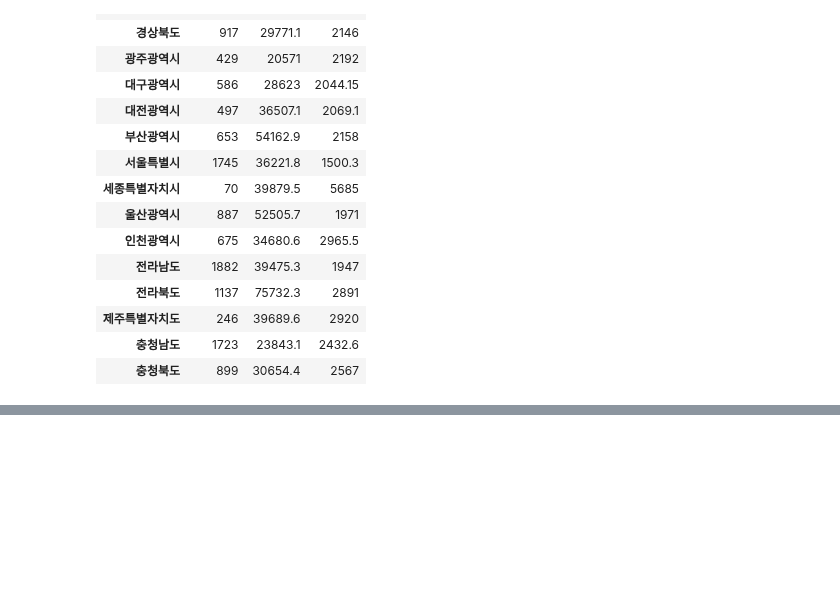
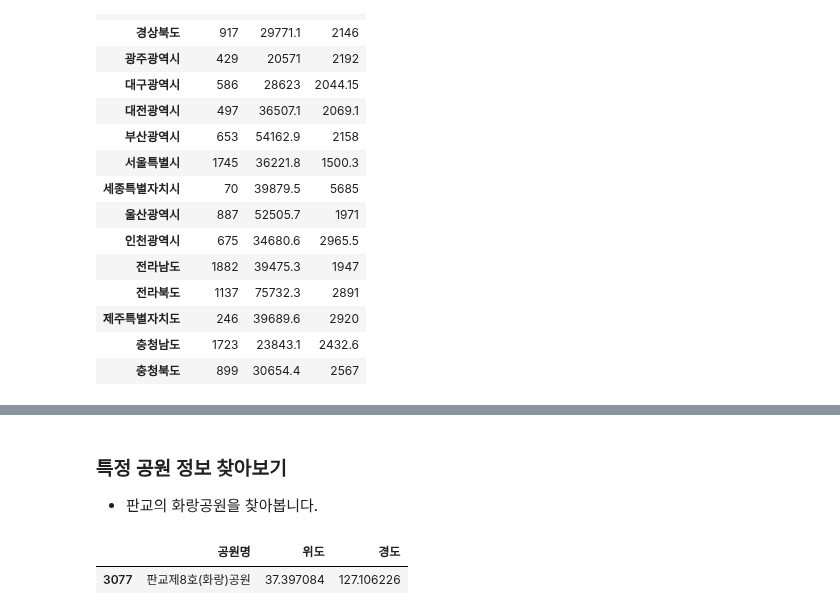
Before and after one commit to neverlish/Learned, a Jupyter notebook: data/inflearn-public-data-python/05-park.ipynb, the cells around one changed output, grey strips where cells are left out. Cells and saved outputs as stored; diff of their text form; code cells hidden in the pictures; blank space fills up the shorter version.

```diff
--- a/data/inflearn-public-data-python/05-park.ipynb
+++ b/data/inflearn-public-data-python/05-park.ipynb
@@ -1282,0 +1304,10 @@ park_size.style.background_gradient()
+# %% [markdown]
+### 특정 공원 정보 찾아보기
+* 판교의 화랑공원을 찾아봅니다.
+# %%
+# str.contains 로 "공원명"에 "화랑"이 들어가는 데이터를 찾습니다.
+
+df_sn.loc[df_sn['공원명'].str.contains("화랑"), ['공원명', '위도', '경도']]
+# %% [output]
+|  | 공원명 | 위도 | 경도 |
+| 3077 | 판교제8호(화랑)공원 | 37.397084 | 127.106226 |
```
Also changed, not shown: parts of 6 cells of this notebook.
